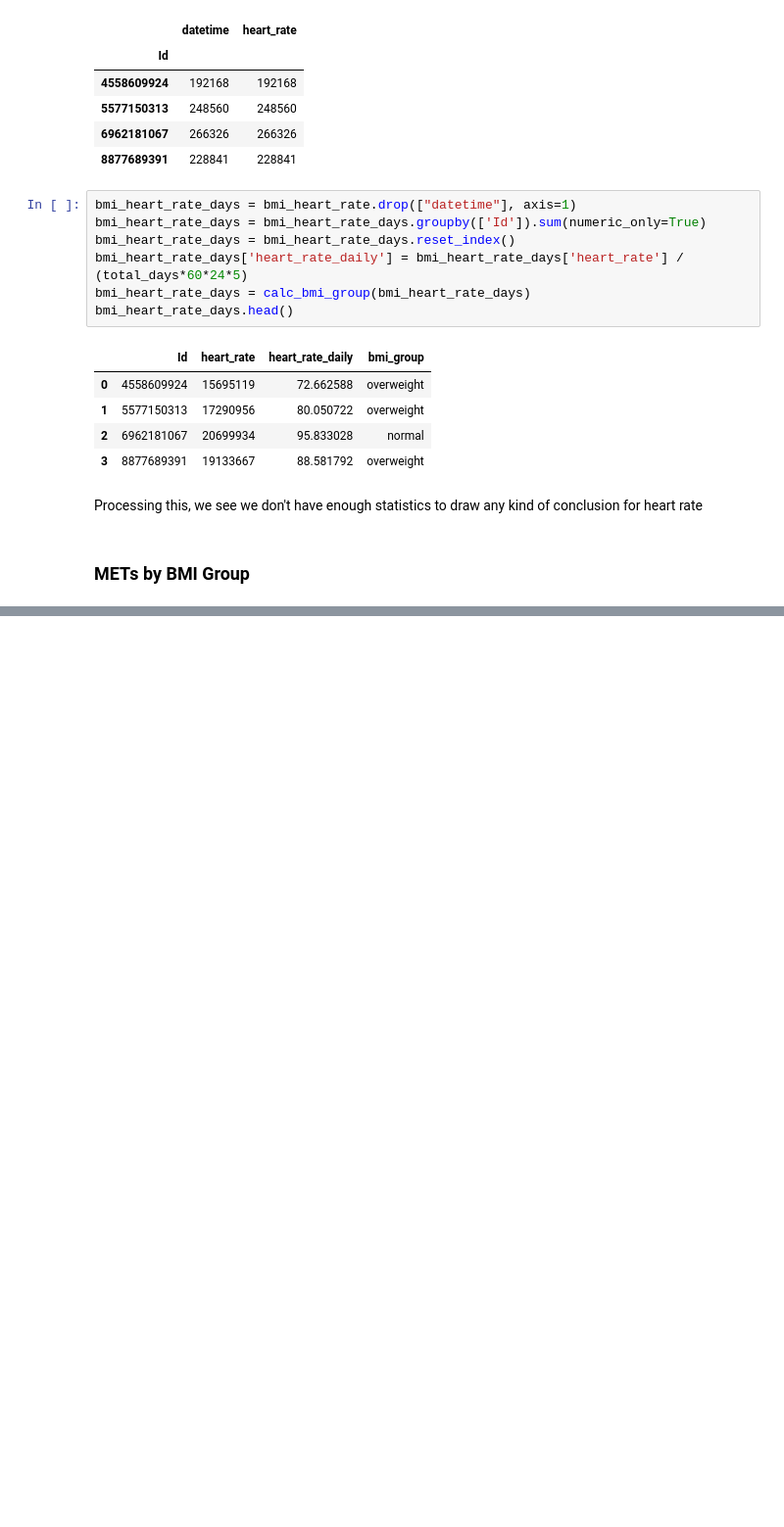
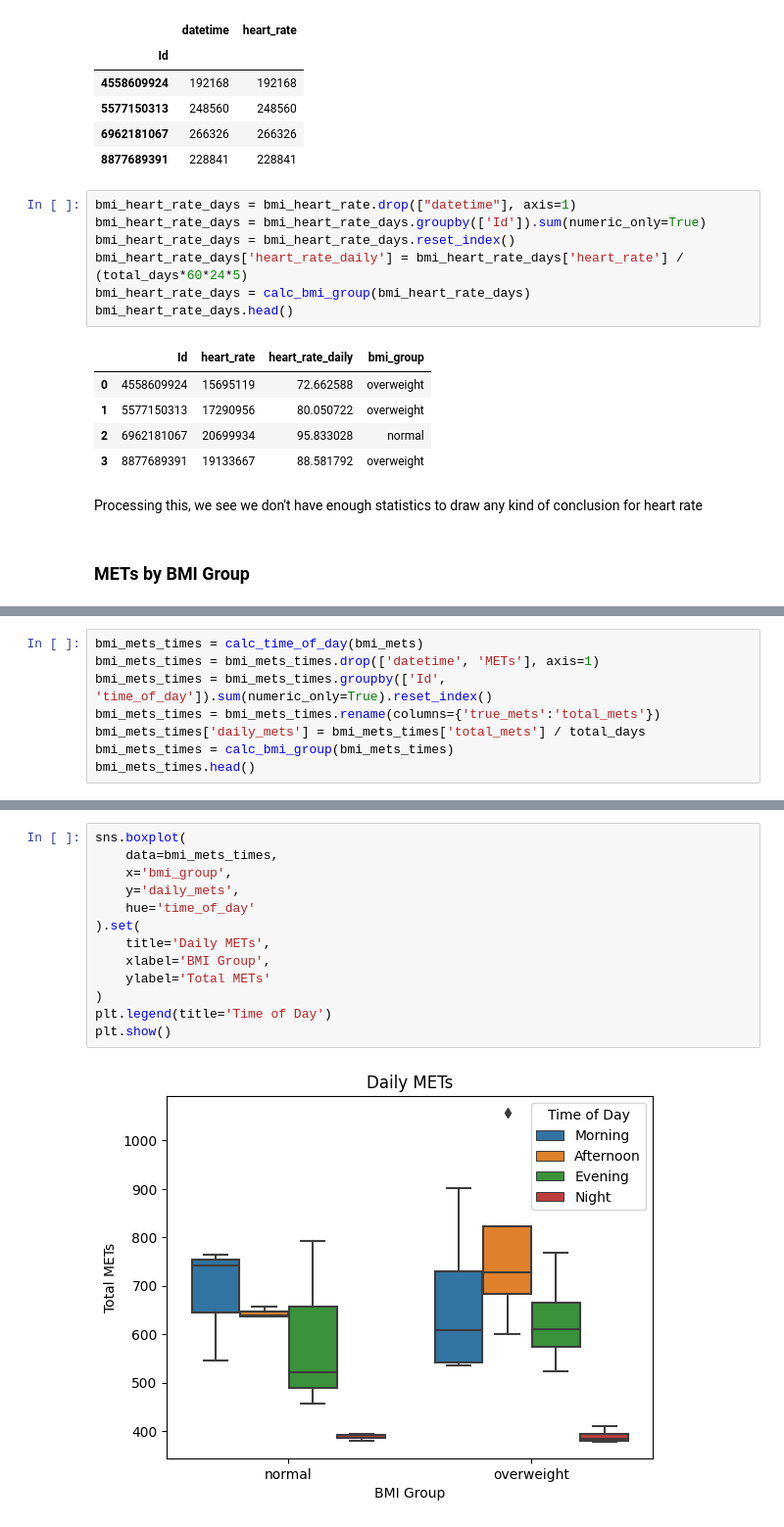
Before and after one commit to paulgreber/WellnessAnalysis, a Jupyter notebook: wellness_analysis.ipynb, the cells around one changed output, grey strips where cells are left out. Shown at 98% size. Saved outputs shown, nothing was run; the diff lists cells and outputs as text; blank space fills up the shorter version.

```diff
--- a/wellness_analysis.ipynb
+++ b/wellness_analysis.ipynb
@@ -1325,0 +1397,8 @@ Processing this, we see we don't have enough statistics to draw any kind of conc
+# %%
+bmi_mets_times = calc_time_of_day(bmi_mets)
+bmi_mets_times = bmi_mets_times.drop(['datetime', 'METs'], axis=1)
+bmi_mets_times = bmi_mets_times.groupby(['Id', 'time_of_day']).sum(numeric_only=True).reset_index()
+bmi_mets_times = bmi_mets_times.rename(columns={'true_mets':'total_mets'})
+bmi_mets_times['daily_mets'] = bmi_mets_times['total_mets'] / total_days
+bmi_mets_times = calc_bmi_group(bmi_mets_times)
+bmi_mets_times.head()
@@ -1325,0 +1412,15 @@ Processing this, we see we don't have enough statistics to draw any kind of conc
+# %%
+sns.boxplot(
+    data=bmi_mets_times,
+    x='bmi_group',
+    y='daily_mets',
+    hue='time_of_day'
+).set(
+    title='Daily METs',
+    xlabel='BMI Group',
+    ylabel='Total METs'
+)
+plt.legend(title='Time of Day')
+plt.show()
+# %% [output]
+[figure, added]
```
Also changed, not shown: parts of 10 cells of this notebook.
